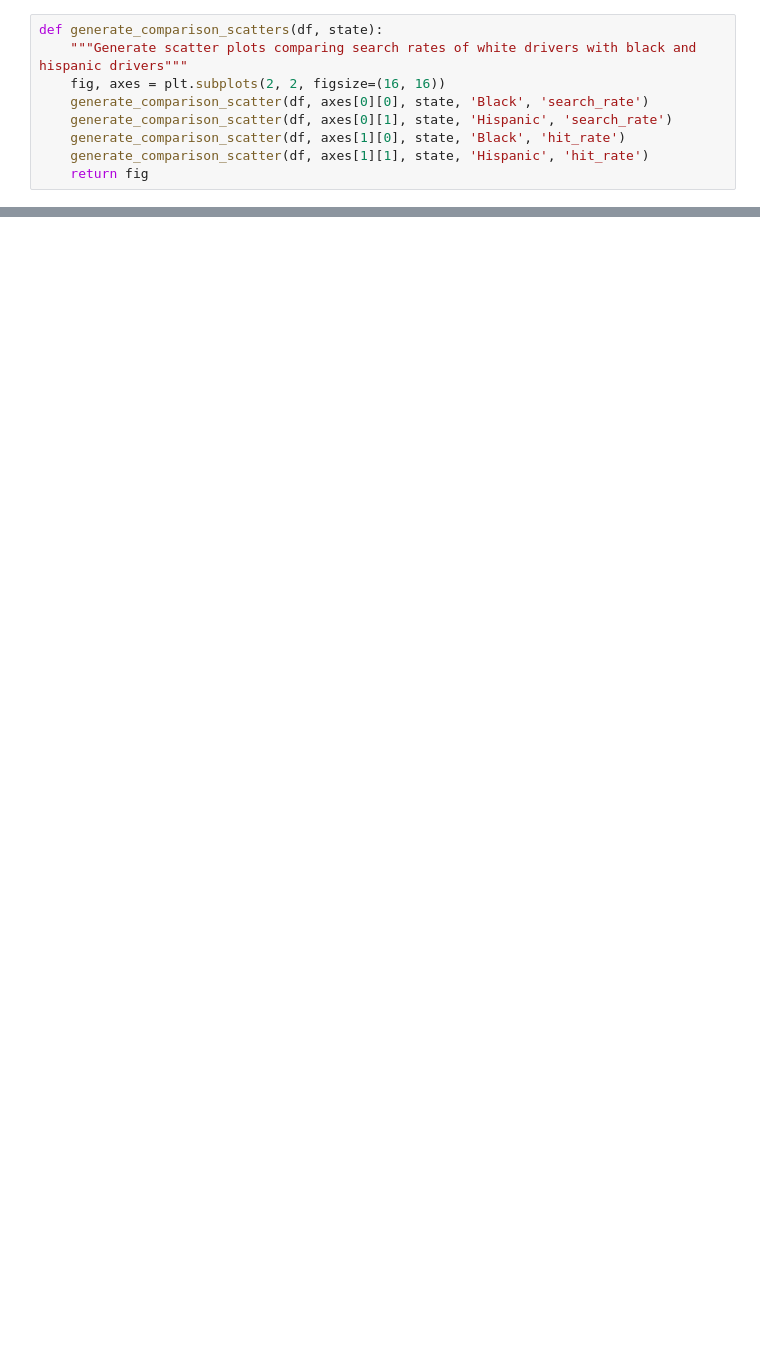
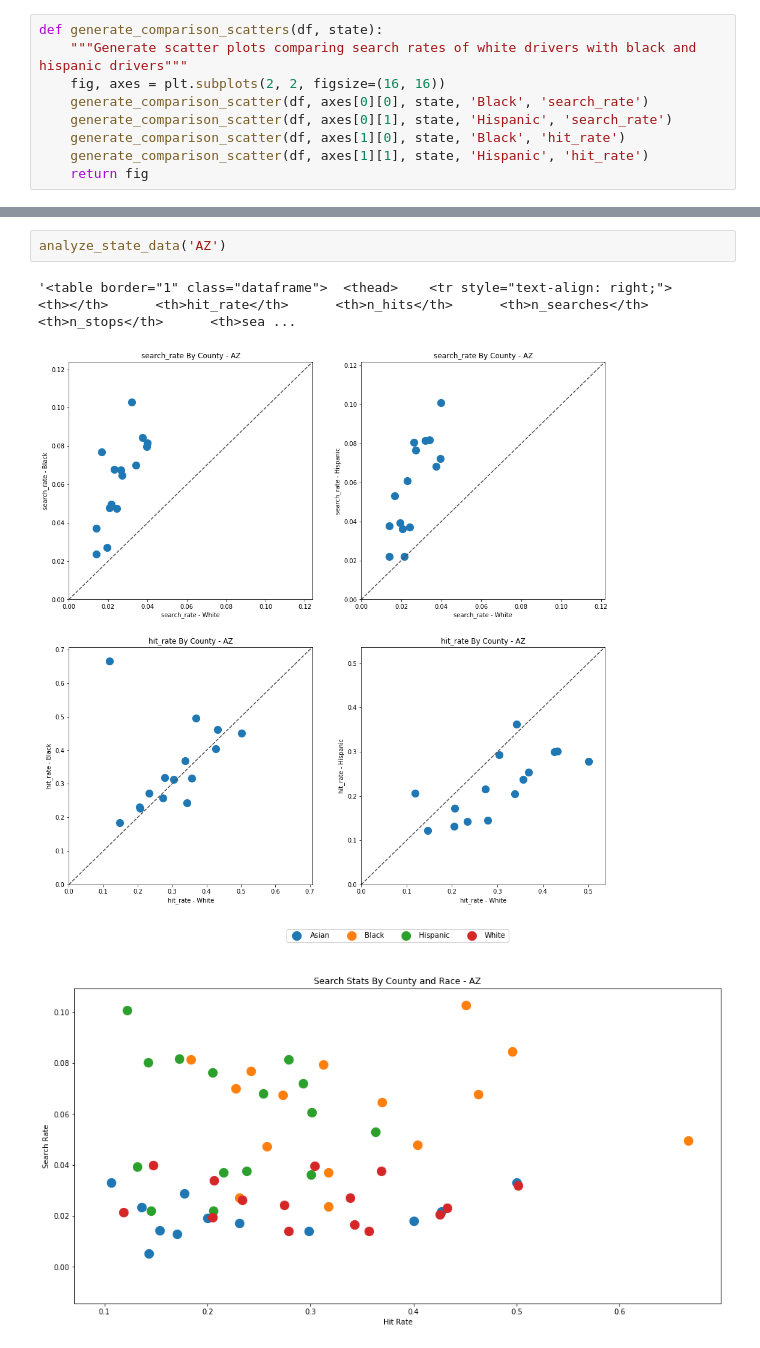
Before and after one commit to triestpa/Police-Analysis-Python, a Jupyter notebook: traffic_stop_analysis.ipynb, the cells around one changed output, grey strips where cells are left out. Drawn from its saved outputs; the diff is of its cells as text; blank space fills up the shorter version.

```diff
--- a/traffic_stop_analysis.ipynb
+++ b/traffic_stop_analysis.ipynb
@@ -436,0 +248,6 @@ fig.savefig('images/county_scatter_wi.png', bbox_inches='tight')
+# %%
+analyze_state_data('AZ')
+# %% [output]
+'<table border="1" class="dataframe">  <thead>    <tr style="text-align: right;">      <th></th>      <th>hit_rate</th>      <th>n_hits</th>      <th>n_searches</th>      <th>n_stops</th>      <th>sea ...
+[figure, added]
+[figure, added]
```
Also changed, not shown: parts of 49 cells of this notebook.
